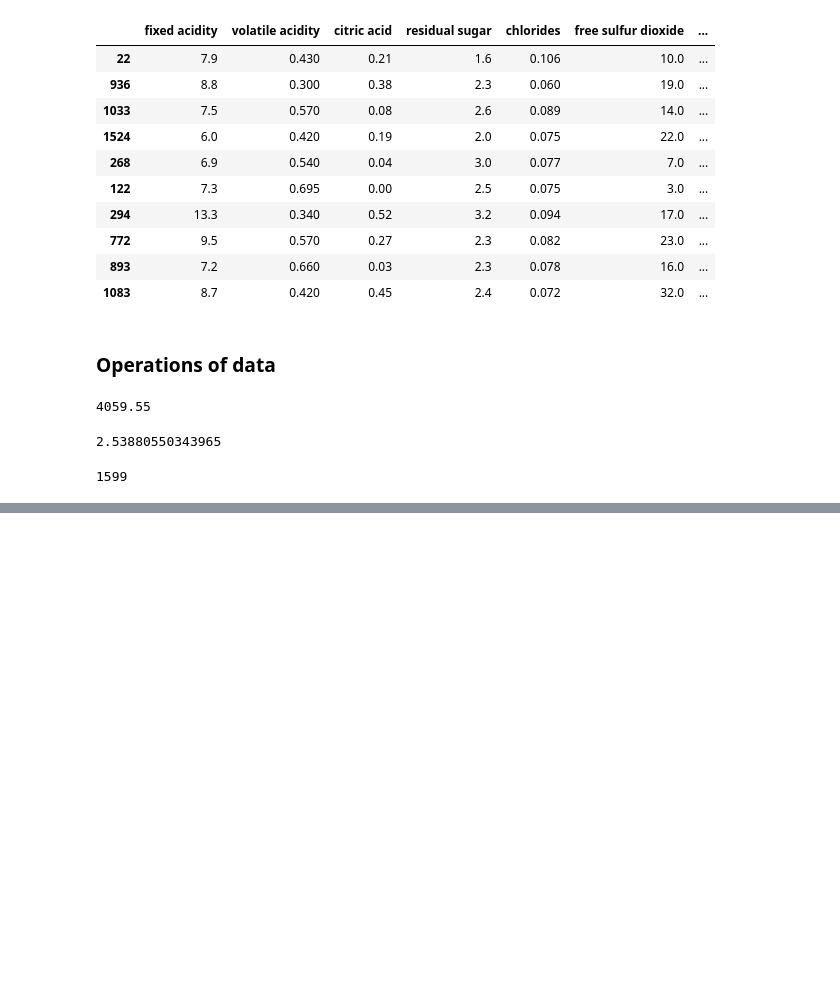
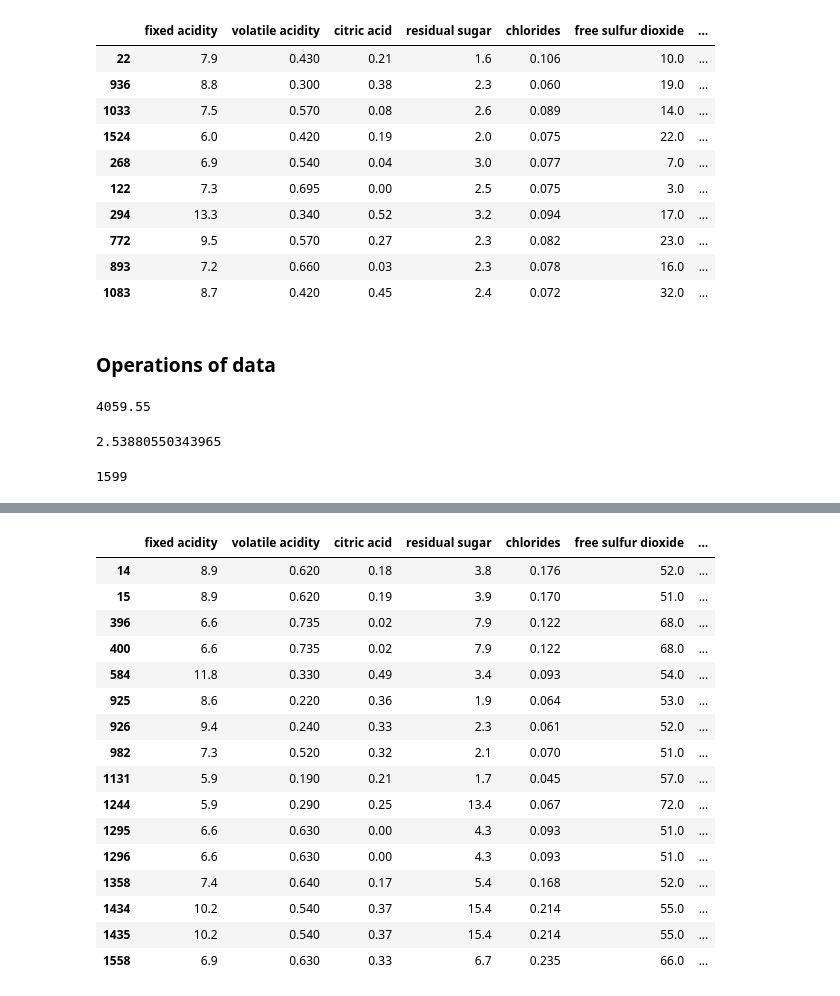
Before and after one commit to Lakshit-Chiranjiv/Python-Data-Analysis-Repo, a Jupyter notebook: Python Pandas.ipynb, the cells around one changed output, grey strips where cells are left out. Drawn from its saved outputs; the diff is of its cells as text; code cells hidden in the pictures; blank space fills up the shorter version.

```diff
--- a/Python Pandas.ipynb
+++ b/Python Pandas.ipynb
@@ -291,0 +333,20 @@ total_items
+# %%
+high_sulphur_wines
+# %% [output]
+|  | fixed acidity | volatile acidity | citric acid | residual sugar | chlorides | free sulfur dioxide | ... |
+| 14 | 8.9 | 0.620 | 0.18 | 3.8 | 0.176 | 52.0 | ... |
+| 15 | 8.9 | 0.620 | 0.19 | 3.9 | 0.170 | 51.0 | ... |
+| 396 | 6.6 | 0.735 | 0.02 | 7.9 | 0.122 | 68.0 | ... |
+| 400 | 6.6 | 0.735 | 0.02 | 7.9 | 0.122 | 68.0 | ... |
+| 584 | 11.8 | 0.330 | 0.49 | 3.4 | 0.093 | 54.0 | ... |
+| 925 | 8.6 | 0.220 | 0.36 | 1.9 | 0.064 | 53.0 | ... |
+| 926 | 9.4 | 0.240 | 0.33 | 2.3 | 0.061 | 52.0 | ... |
+| 982 | 7.3 | 0.520 | 0.32 | 2.1 | 0.070 | 51.0 | ... |
+| 1131 | 5.9 | 0.190 | 0.21 | 1.7 | 0.045 | 57.0 | ... |
+| 1244 | 5.9 | 0.290 | 0.25 | 13.4 | 0.067 | 72.0 | ... |
+| 1295 | 6.6 | 0.630 | 0.00 | 4.3 | 0.093 | 51.0 | ... |
+| 1296 | 6.6 | 0.630 | 0.00 | 4.3 | 0.093 | 51.0 | ... |
+| 1358 | 7.4 | 0.640 | 0.17 | 5.4 | 0.168 | 52.0 | ... |
+| 1434 | 10.2 | 0.540 | 0.37 | 15.4 | 0.214 | 55.0 | ... |
+| 1435 | 10.2 | 0.540 | 0.37 | 15.4 | 0.214 | 55.0 | ... |
+| 1558 | 6.9 | 0.630 | 0.33 | 6.7 | 0.235 | 66.0 | ... |
```
Also changed, not shown: parts of 5 cells of this notebook.
